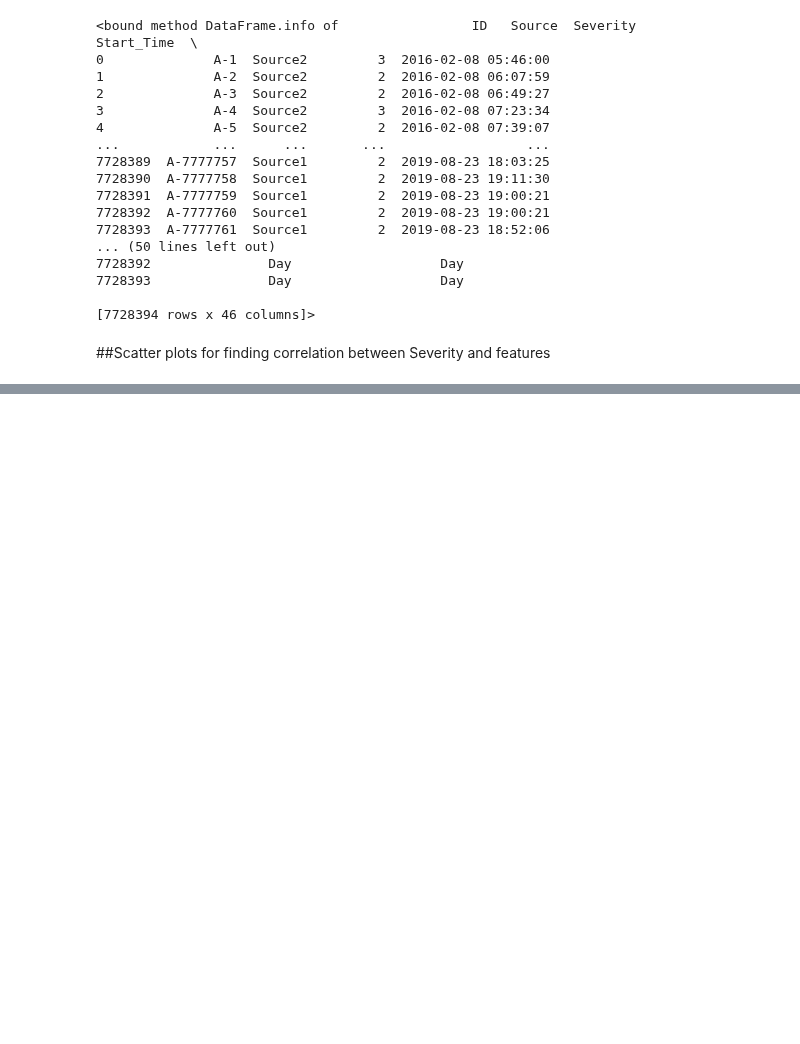
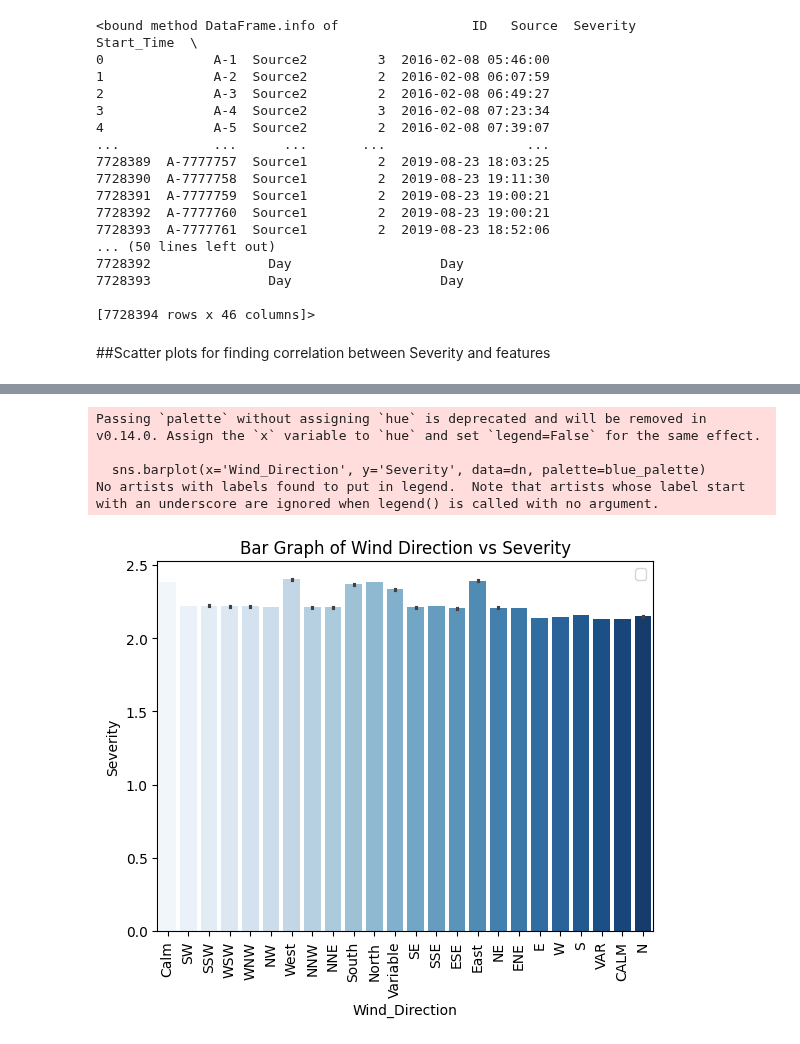
Before and after one commit to CaraShrestha/https-gitlab.com-ai-group-lambton-severity-prediction-us-roads, a Jupyter notebook: Notebook/severity_prediction.ipynb, the cells around one changed output, grey strips where cells are left out. Drawn from its saved outputs; the diff is of its cells as text; code cells hidden in the pictures; blank space fills up the shorter version.

Commit message:
Distribution Graphs

```diff
--- a/Notebook/severity_prediction.ipynb
+++ b/Notebook/severity_prediction.ipynb
@@ -234,0 +235,7 @@ plt.show()
+# %%
+#Dividing Timestamp columns
+dn['Weather_Timestamp'] = pd.to_datetime(dn['Weather_Timestamp'])
+
+# Extract date and hour components
+dn['Date'] = dn['Weather_Timestamp'].dt.date
+dn['Hour'] = dn['Weather_Timestamp'].dt.hour
@@ -234,0 +260,21 @@ plt.show()
+# %%
+# Wind direction
+blue_palette = sns.color_palette("Blues", 24)
+sns.set_palette(blue_palette)
+sns.barplot(x='Wind_Direction', y='Severity', data=dn, palette=blue_palette)
+
+
+plt.title('Bar Graph of Wind Direction vs Severity')
+plt.xlabel('Wind_Direction')
+plt.ylabel('Severity')
+
+plt.xticks(rotation=90)
+plt.legend()
+
+plt.show()
+# %% [output]
+Passing `palette` without assigning `hue` is deprecated and will be removed in v0.14.0. Assign the `x` variable to `hue` and set `legend=False` for the same effect.
+
+  sns.barplot(x='Wind_Direction', y='Severity', data=dn, palette=blue_palette)
+No artists with labels found to put in legend.  Note that artists whose label start with an underscore are ignored when legend() is called with no argument.
+[figure, added]
```
Also changed, not shown: parts of 28 cells of this notebook.
